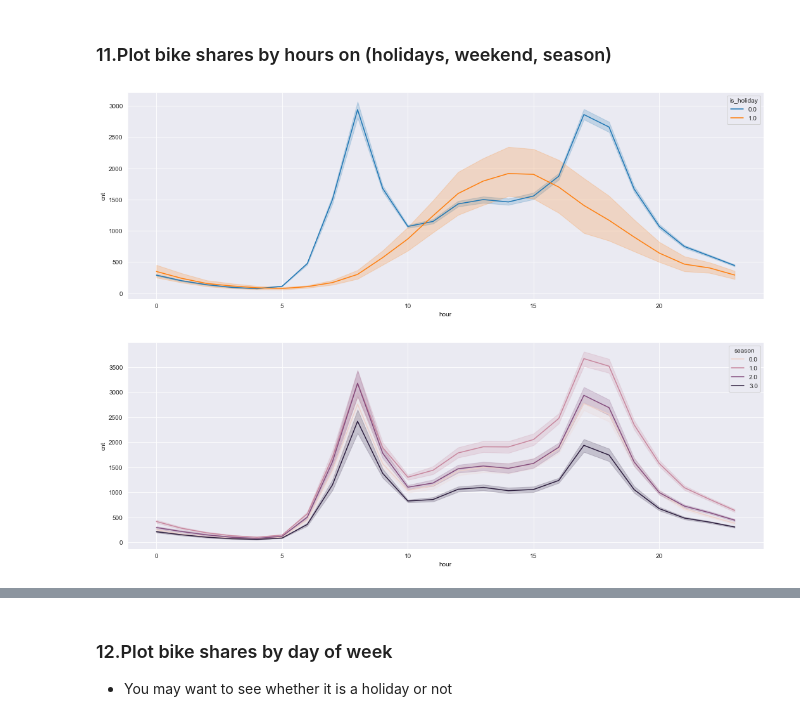
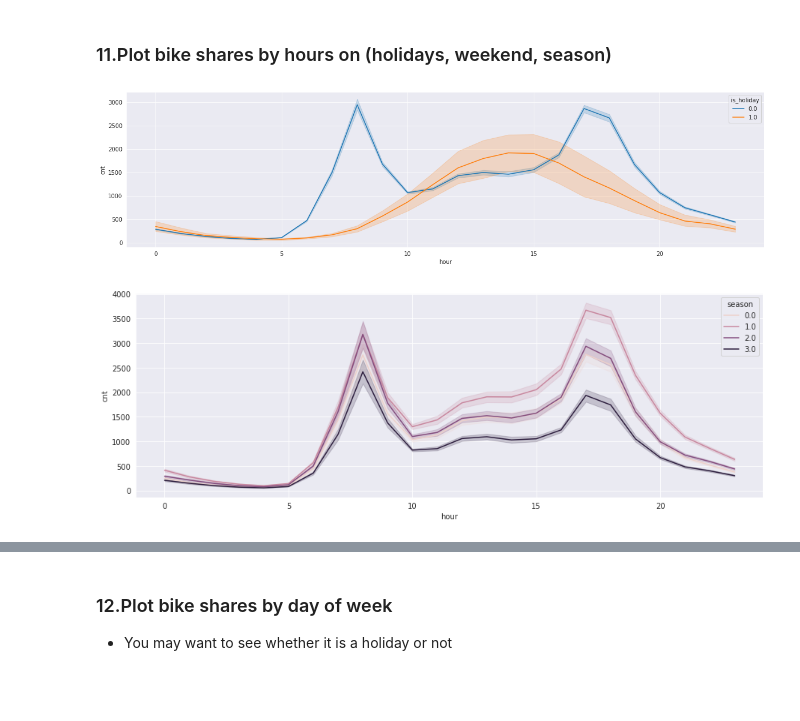
Before and after one commit to gerogeykp/Data-Science, a Jupyter notebook: DV_capstone_student.ipynb, the cells around one changed output, grey strips where cells are left out. Saved outputs shown, nothing was run; the diff lists cells and outputs as text; code cells hidden in the pictures; blank space fills up the shorter version.

```diff
--- a/DV_capstone_student.ipynb
+++ b/DV_capstone_student.ipynb
@@ -285,13 +179,9 @@ sns.barplot(x="month",y="cnt",data=df,ci=95);
 ### 11.Plot bike shares by hours on (holidays, weekend, season)
 # %%
 # with lineplot (*whether it is a holiday or not*)
-plt.figure(figsize=(18,6))
-sns.lineplot(x="hour",y="cnt",data=df,hue="is_holiday");
 # %% [output]
-[figure, old version]
+[figure, new version]
 # %%
 # with lineplot (*You may want to see seasonal breakdowns*)
-plt.figure(figsize=(18,6))
-sns.lineplot(x="hour",y="cnt",data=df,hue="season");
 # %% [output]
-[figure, old version]
+[figure, new version]
```
Also changed, not shown: parts of 63 cells of this notebook.
